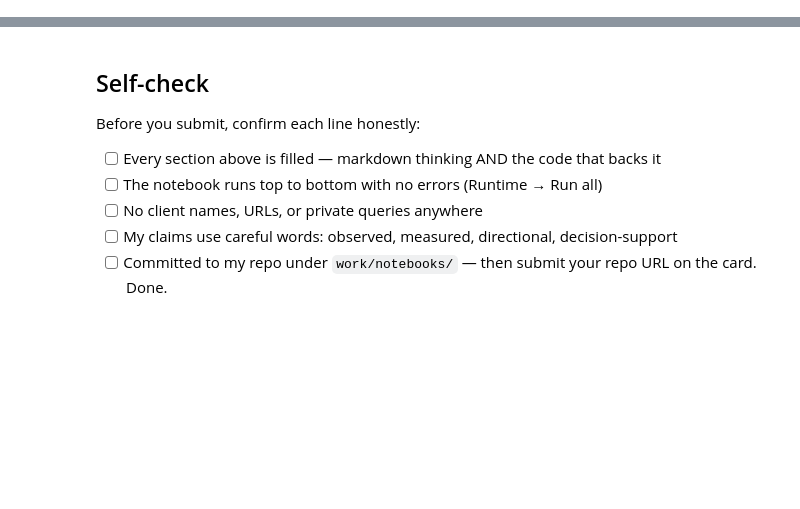
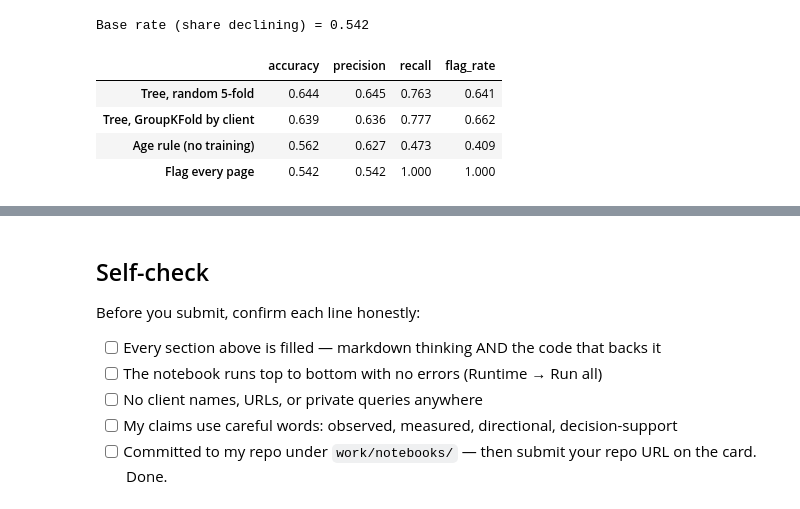
Before and after one commit to sarahibdah/Flyrank-ML-Internship-Sarah, a Jupyter notebook: work/notebooks/w06_validation_audit.ipynb, the cells around one changed output, grey strips where cells are left out. Drawn from its saved outputs; the diff is of its cells as text; code cells hidden in the pictures; blank space fills up the shorter version.

```diff
--- a/work/notebooks/w06_validation_audit.ipynb
+++ b/work/notebooks/w06_validation_audit.ipynb
@@ -36,0 +74,34 @@ This skeleton is yours to fill. Work the sections **in order** — each one has
+# %%
+def rule_flags(d):                       # Week-4 style age rule: tiers 3 and 4 (31-180 days)
+    return d["age_tier_order"].isin([3, 4]).astype(int)
+
+def score(y_true, pred):
+    return dict(accuracy=accuracy_score(y_true, pred), precision=precision_score(y_true, pred),
+                recall=recall_score(y_true, pred), flag_rate=float(np.mean(pred)))
+
+def cv_tree(cols, splitter, **kw):
+    pred = pd.Series(0, index=df.index)
+    for tr, te in splitter.split(df, y, g):
+        m = DecisionTreeClassifier(max_depth=4, random_state=42, **kw).fit(df.iloc[tr][cols], y.iloc[tr])
+        pred.iloc[te] = m.predict(df.iloc[te][cols])
+    return pred
+
+feat = ["age_tier_order", "impressions_90d"]
+rand_pred = cv_tree(feat, KFold(5, shuffle=True, random_state=42))
+grp_pred  = cv_tree(feat, GroupKFold(5))
+
+table = pd.DataFrame({
+    "Tree, random 5-fold":          score(y, rand_pred),
+    "Tree, GroupKFold by client":   score(y, grp_pred),
+    "Age rule (no training)":       score(y, rule_flags(df)),
+    "Flag every page":              score(y, np.ones(len(df), dtype=int)),
+}).T.round(3)
+print(f"Base rate (share declining) = {base_rate:.3f}")
+table
+# %% [output]
+Base rate (share declining) = 0.542
+|  | accuracy | precision | recall | flag_rate |
+| Tree, random 5-fold | 0.644 | 0.645 | 0.763 | 0.641 |
+| Tree, GroupKFold by client | 0.639 | 0.636 | 0.777 | 0.662 |
+| Age rule (no training) | 0.562 | 0.627 | 0.473 | 0.409 |
+| Flag every page | 0.542 | 0.542 | 1.000 | 1.000 |
```
Also changed, not shown: parts of 21 cells of this notebook.
